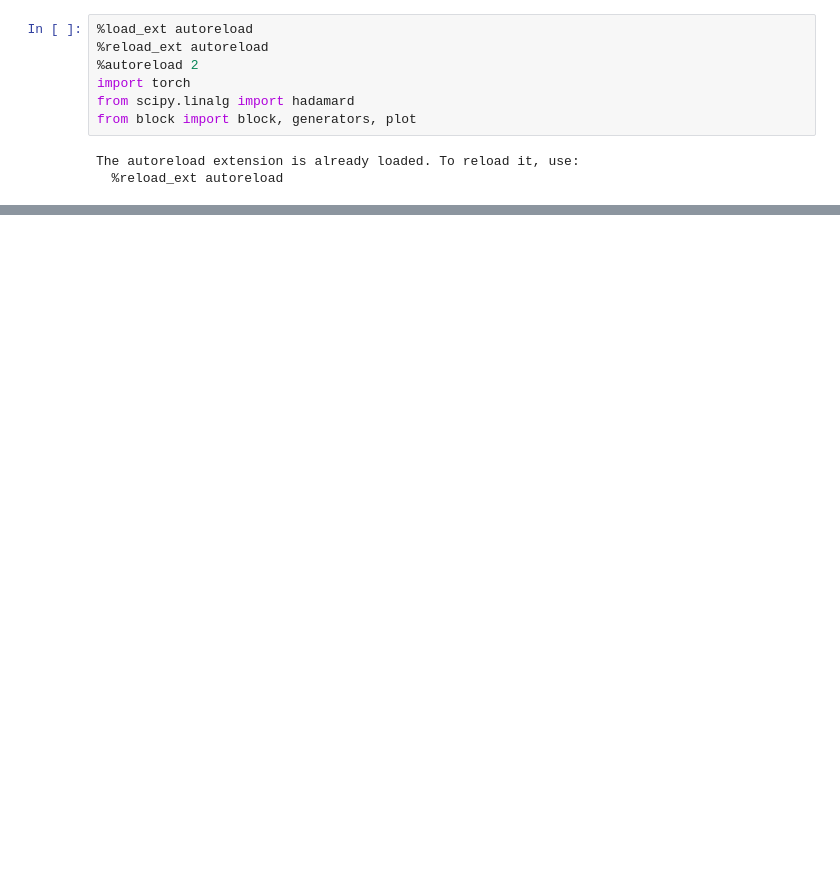
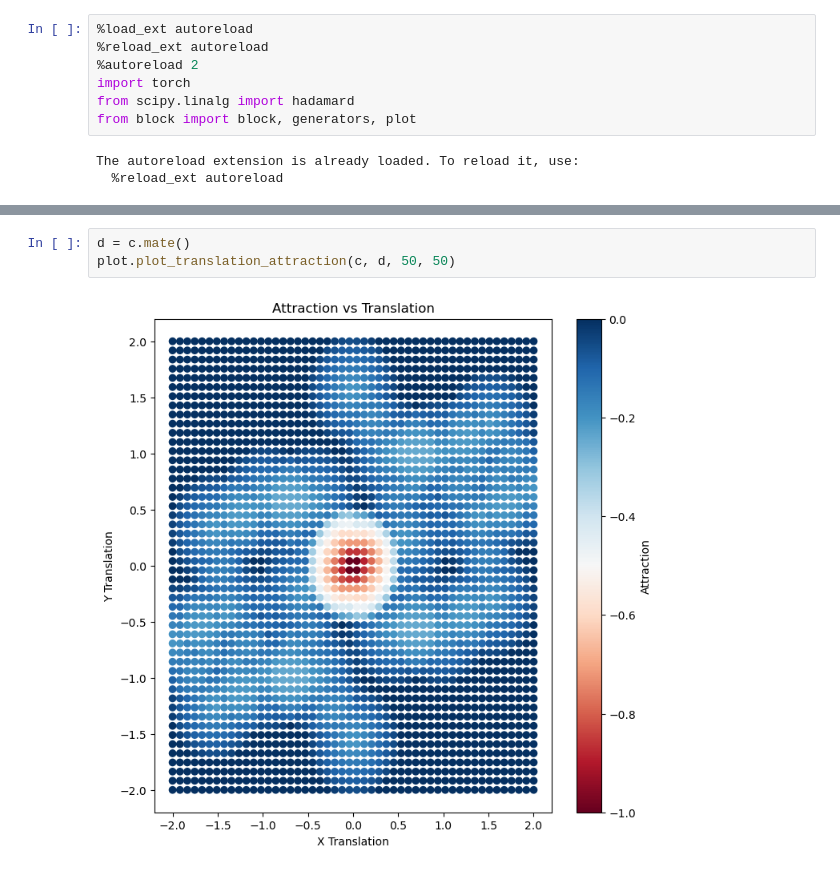
Before and after one commit to ProgrammableMatterLab/code-theory, a Jupyter notebook: test.ipynb, the cells around one changed output, grey strips where cells are left out. Drawn from its saved outputs; the diff is of its cells as text; blank space fills up the shorter version.

```diff
--- a/test.ipynb
+++ b/test.ipynb
@@ -27,0 +31,5 @@ plot.plot_rotation_attraction(a,b, num_angles=360)
+# %%
+d = c.mate()
+plot.plot_translation_attraction(c, d, 50, 50)
+# %% [output]
+[figure, added]
```
Also changed, not shown: parts of 3 cells of this notebook, 4 other files.
